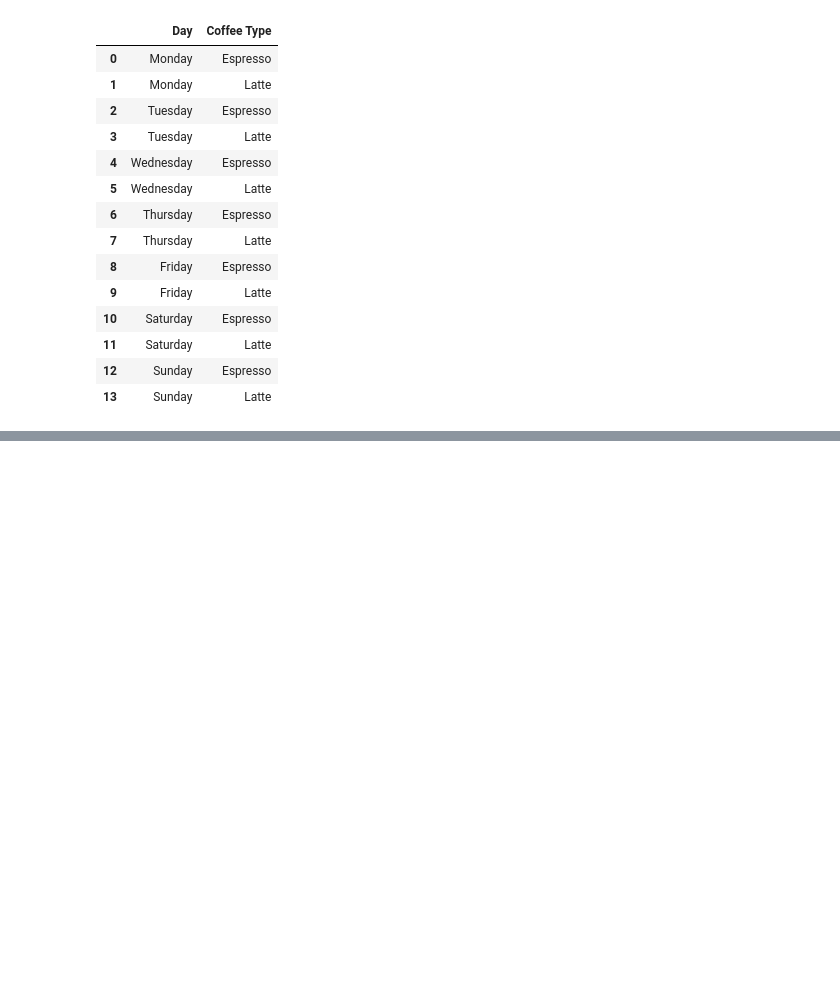
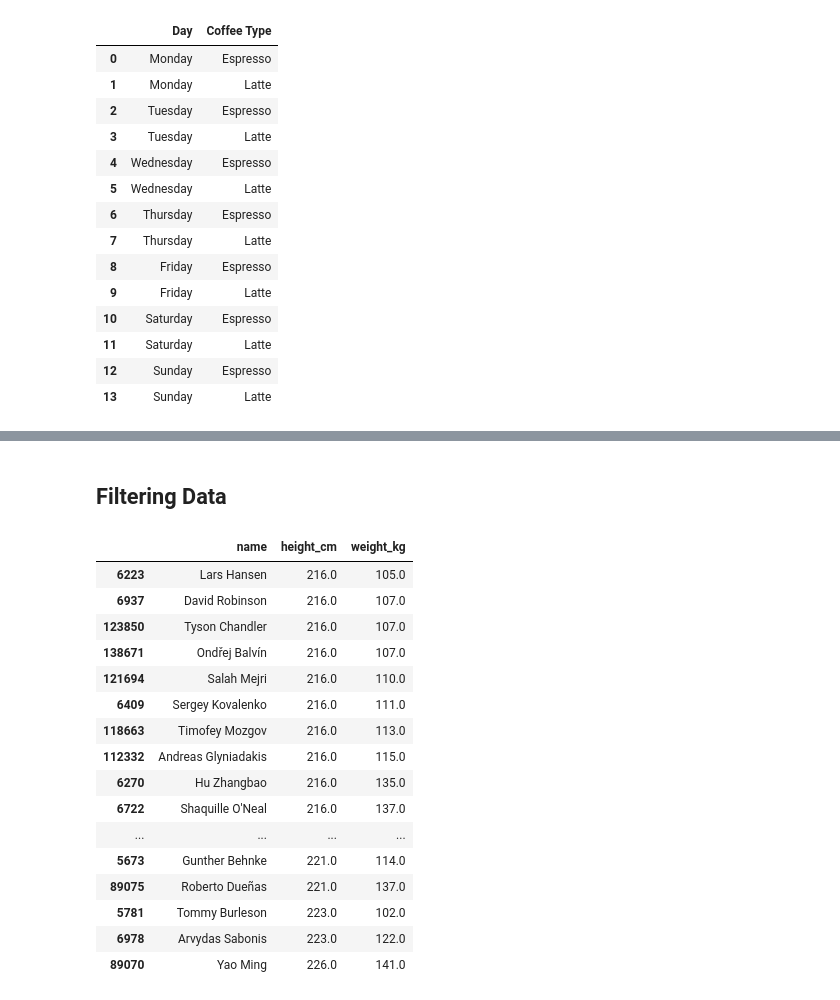
Before and after one commit to VRYeshwanth/complete-pandas-tutorial, a Jupyter notebook: tutorial.ipynb, the cells around one changed output, grey strips where cells are left out. Saved outputs shown, nothing was run; the diff lists cells and outputs as text; code cells hidden in the pictures; blank space fills up the shorter version.

```diff
--- a/tutorial.ipynb
+++ b/tutorial.ipynb
@@ -86,0 +107,22 @@ coffee.iloc[:,[0,1]]
+# %% [markdown]
+## Filtering Data
+# %%
+bios.loc[(bios['height_cm'] > 215) & (bios['weight_kg'] > 100), ['name', 'height_cm', 'weight_kg']].sort_values(['height_cm', 'weight_kg'], ascending=[1,1]) #Filters the players with a height > 215 cm and a weight > 100 kg and sort both height and weight in ascending order
+# %% [output]
+|  | name | height_cm | weight_kg |
+| 6223 | Lars Hansen | 216.0 | 105.0 |
+| 6937 | David Robinson | 216.0 | 107.0 |
+| 123850 | Tyson Chandler | 216.0 | 107.0 |
+| 138671 | Ondřej Balvín | 216.0 | 107.0 |
+| 121694 | Salah Mejri | 216.0 | 110.0 |
+| 6409 | Sergey Kovalenko | 216.0 | 111.0 |
+| 118663 | Timofey Mozgov | 216.0 | 113.0 |
+| 112332 | Andreas Glyniadakis | 216.0 | 115.0 |
+| 6270 | Hu Zhangbao | 216.0 | 135.0 |
+| 6722 | Shaquille O'Neal | 216.0 | 137.0 |
+| ... | ... | ... | ... |
+| 5673 | Gunther Behnke | 221.0 | 114.0 |
+| 89075 | Roberto Dueñas | 221.0 | 137.0 |
+| 5781 | Tommy Burleson | 223.0 | 102.0 |
+| 6978 | Arvydas Sabonis | 223.0 | 122.0 |
+| 89070 | Yao Ming | 226.0 | 141.0 |
```
Also changed, not shown: parts of 15 cells of this notebook, 1 other file.
